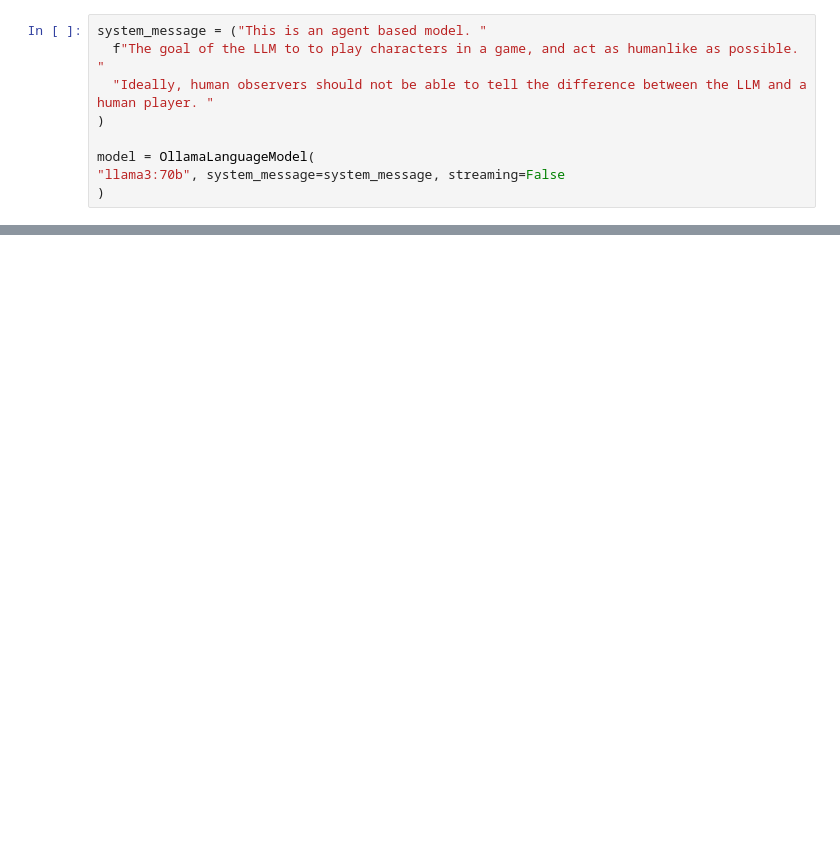
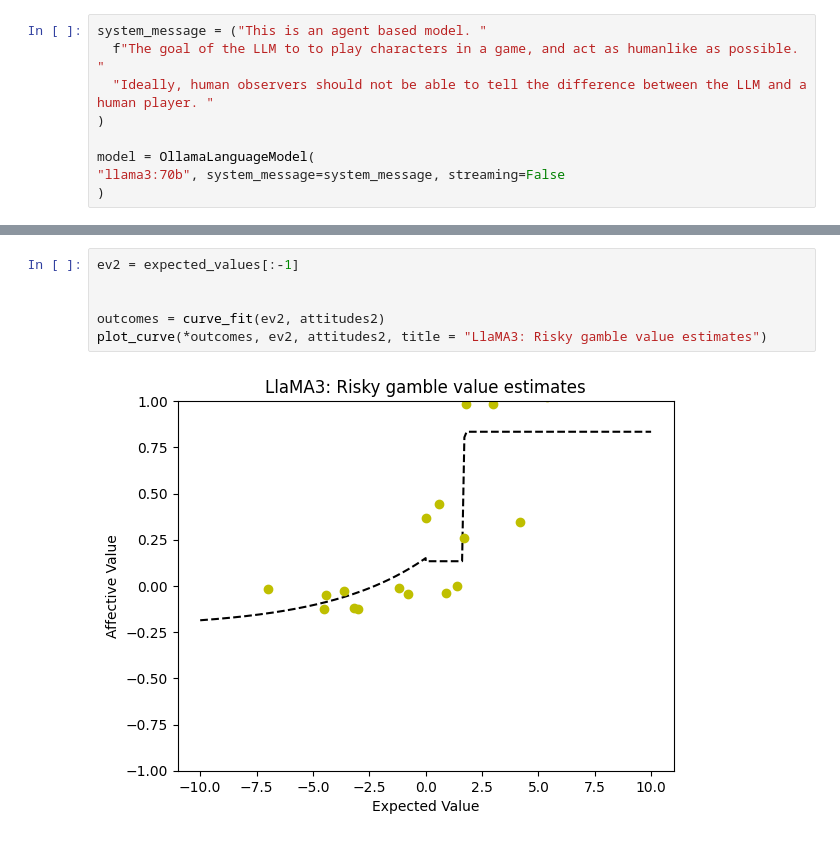
Before and after one commit to paulstillman/minordia, a Jupyter notebook: examples/gambles.ipynb, the cells around one changed output, grey strips where cells are left out. Cells and saved outputs as stored; diff of their text form; blank space fills up the shorter version.

```diff
--- a/examples/gambles.ipynb
+++ b/examples/gambles.ipynb
@@ -84,0 +85,8 @@ plot_curve(*outcomes, expected_values, attitudes, title = "LlaMA3: Risky gamble
+# %%
+ev2 = expected_values[:-1]
+
+
+outcomes = curve_fit(ev2, attitudes2)
+plot_curve(*outcomes, ev2, attitudes2, title = "LlaMA3: Risky gamble value estimates")
+# %% [output]
+[figure, added]
```
Also changed, not shown: parts of 4 cells of this notebook.
